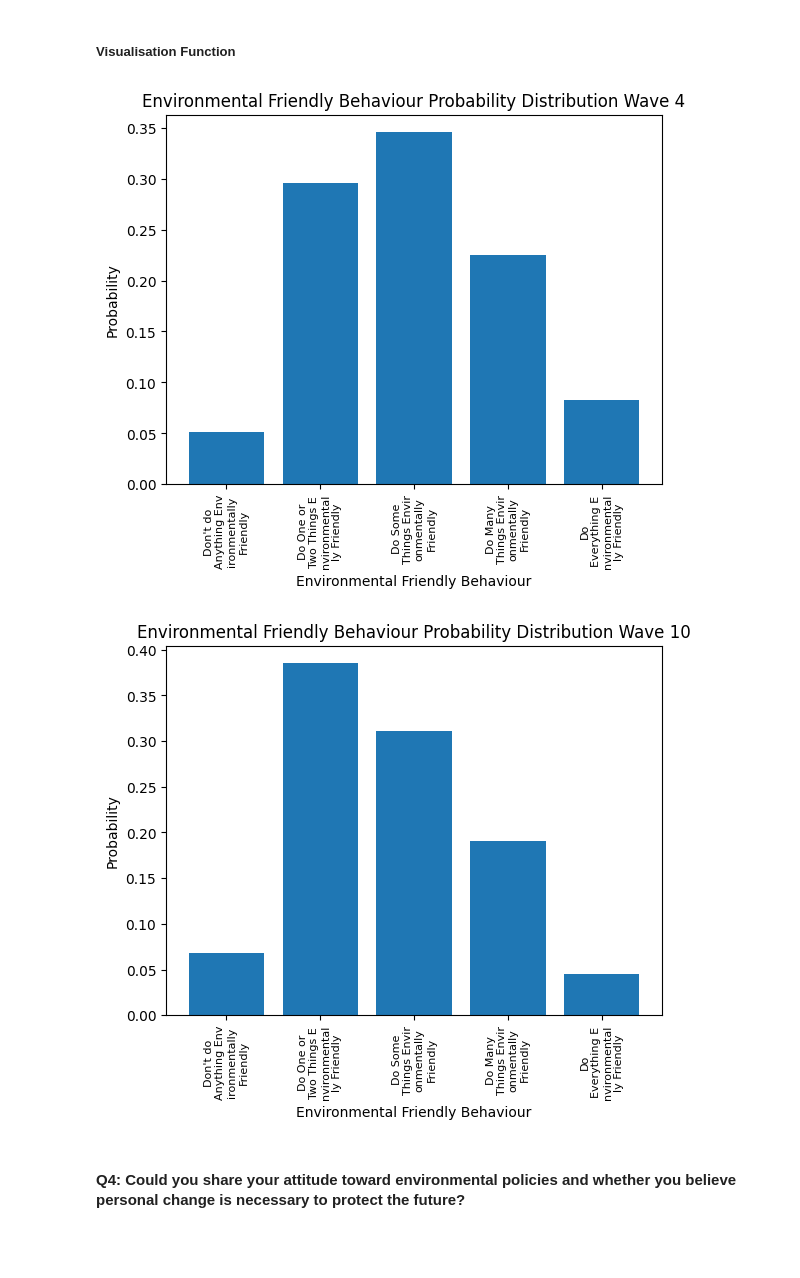
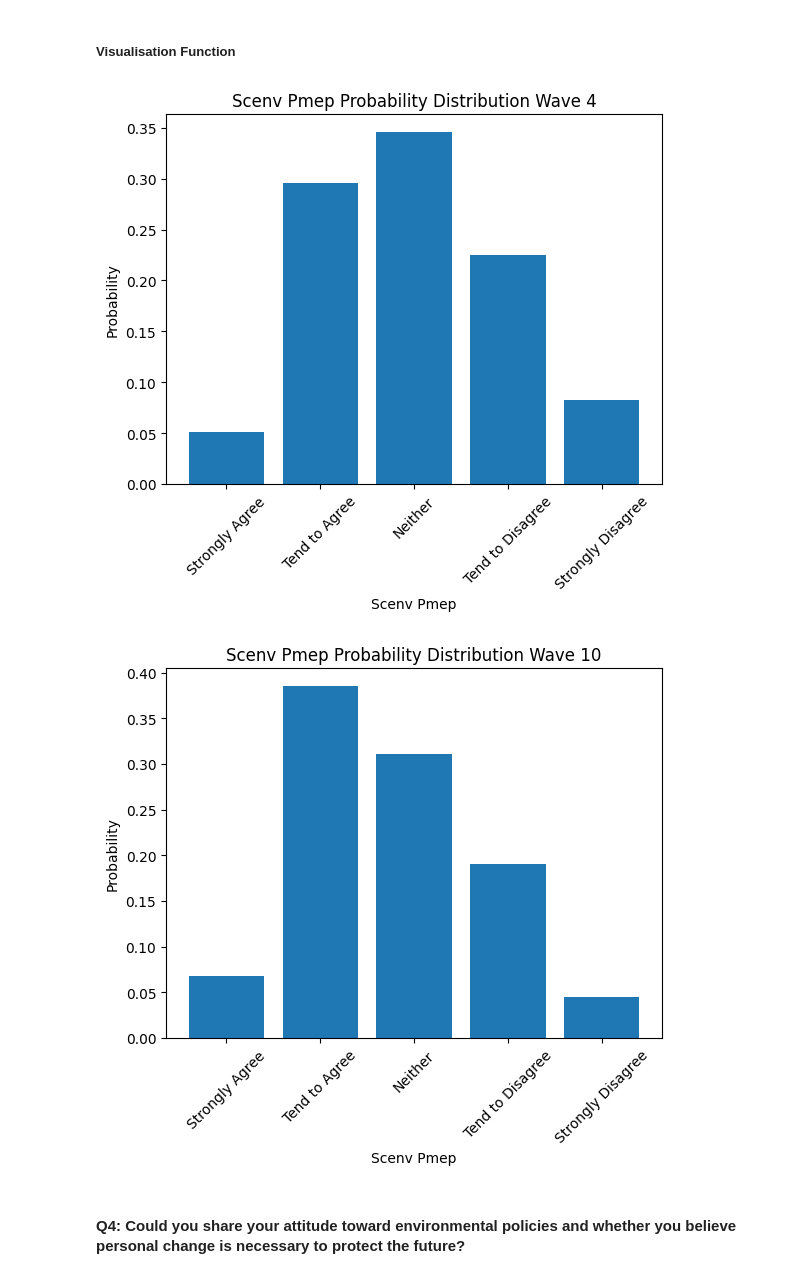
Before and after one commit to hlin863/MSc-Project-Identity-Economics-Green-Policy-Preferences, a Jupyter notebook: Hypothesis_One_Question_Distribution_Loading.ipynb, the cells around one changed output. Cells and saved outputs as stored; diff of their text form; code cells hidden in the pictures; blank space fills up the shorter version.

```diff
--- a/Hypothesis_One_Question_Distribution_Loading.ipynb
+++ b/Hypothesis_One_Question_Distribution_Loading.ipynb
@@ -231,7 +231,7 @@ def visualise_scenv_crlf(scenv_crlf_distribution, wave_number):
     ordered_categories = ['\n'.join(wrap(l, 12)) for l in ordered_categories]
 
     # rotate the x-axis labels to 90 degrees to make them more readable
-    plt.xticks([0, 1, 2, 3, 4], rotation=90, fontsize = 8, labels=ordered_categories)
+    plt.xticks([0, 1, 2, 3, 4], rotation=45, fontsize = 8, labels=ordered_categories)
 
     plt.xlabel('Environmental Friendly Behaviour')
     plt.ylabel('Probability')
@@ -411,7 +411,7 @@ def visualise_scenv_bccc(data, wave_number):
     plt.bar(data_probability_distribution.keys(), data_probability_distribution.values())
 
     # rotate the x-axis labels to 90 degrees to make them more readable
-    plt.xticks(rotation=90)
+    plt.xticks(rotation=45)
 
     # set title for the x- and y-axis
     plt.xlabel('Scenv Bccc')
@@ -442,7 +442,7 @@ for distribution in environmental_views_data:
 
         scenv_bccc_distribution = distribution["scenv_bccc"]
 
-        scenv_bccc_probability_distribution_dict = visualise_scenv_crlf(scenv_bccc_distribution, wave_numbers[i])
+        scenv_bccc_probability_distribution_dict = visualise_scenv_bccc(scenv_bccc_distribution, wave_numbers[i])
 
         write_distribution(scenv_bccc_probability_distribution_dict, wave_numbers[i], "scenv_bccc")
 
@@ -500,7 +500,7 @@ def visualise_scenv_pmep(data, wave_number):
     plt.bar(data_probability_distribution.keys(), data_probability_distribution.values())
 
     # rotate the x-axis labels to 90 degrees to make them more readable
-    plt.xticks(rotation=90)
+    plt.xticks(rotation=45)
 
     # set title for the x- and y-axis
     plt.xlabel('Scenv Pmep')
@@ -523,22 +523,22 @@ def visualise_scenv_pmep(data, wave_number):
 # %%
 wave_numbers = [1, 4, 10]
 
 i = 0
 
 for distribution in environmental_views_data:
 
     if i != 0:
 
         scenv_pmep_distribution = distribution["scenv_pmep"]
 
-        scenv_pmep_probability_distribution_dict = visualise_scenv_crlf(scenv_pmep_distribution, wave_numbers[i])
+        scenv_pmep_probability_distribution_dict = visualise_scenv_pmep(scenv_pmep_distribution, wave_numbers[i])
 
         write_distribution(scenv_pmep_probability_distribution_dict, wave_numbers[i], "scenv_pmep")
 
     i += 1
 # %% [output]
-[figure, old version]
+[figure, new version]
-[figure, old version]
+[figure, new version]
 # %% [markdown]
 #### Q4: Could you share your attitude toward environmental policies and whether you believe personal change is necessary to protect the future?
 # %% [markdown]
```
Also changed, not shown: parts of 26 cells of this notebook, 29 other files.
